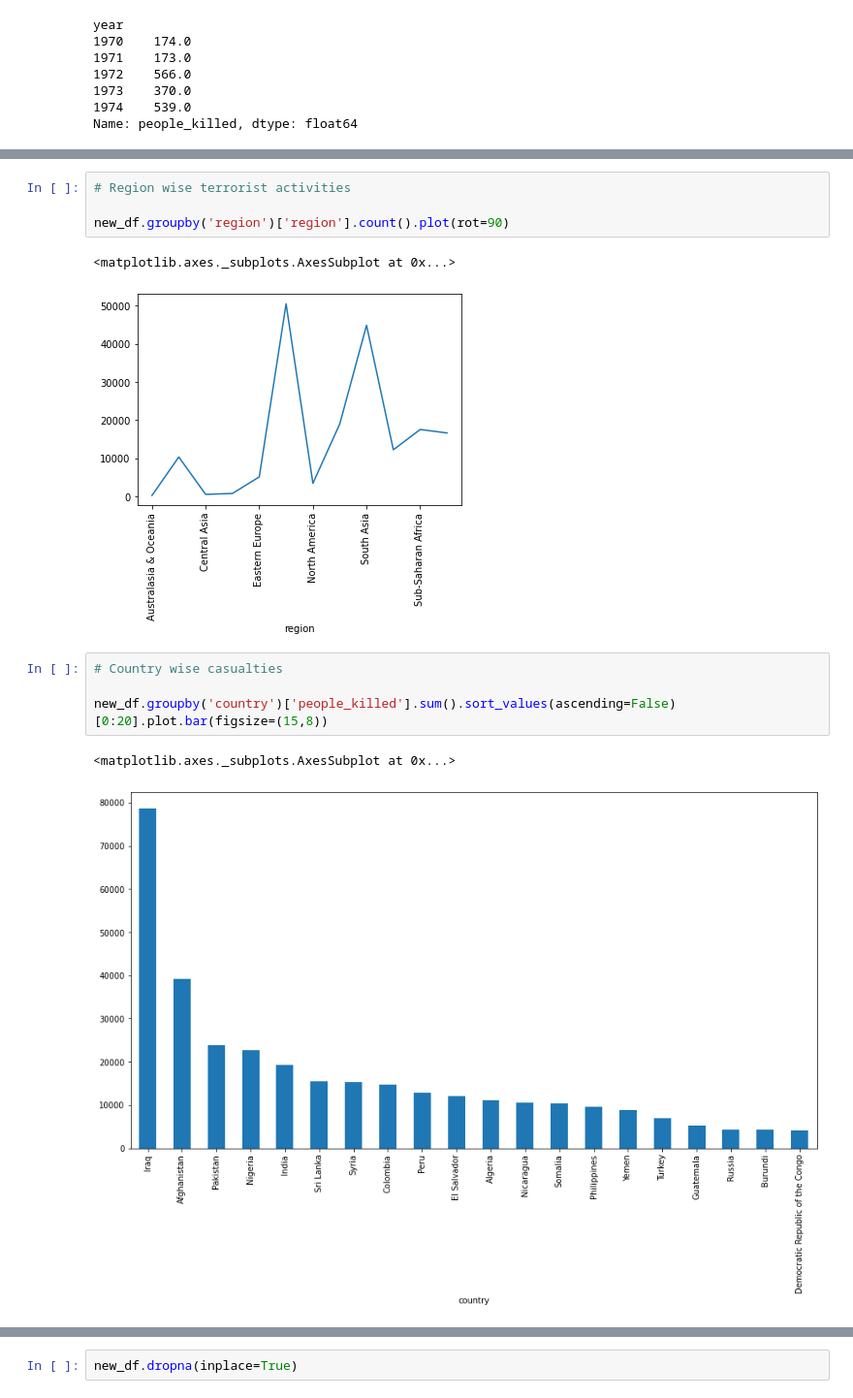
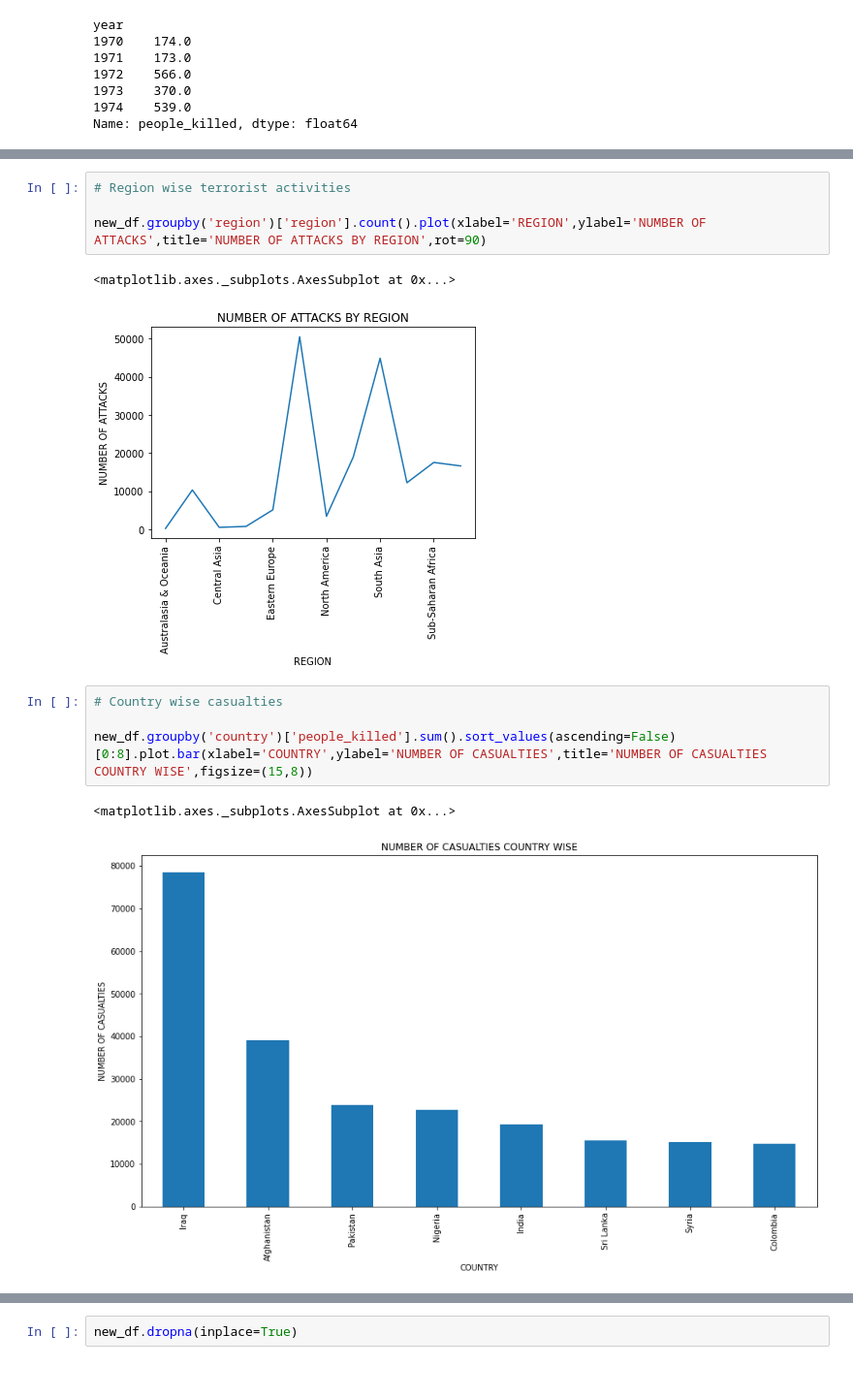
Before and after one commit to abjaffrey/EDA-on-Global-Terrorism-Analysis, a Jupyter notebook: Copy_of_Copy_of_Global_Terrorism_Analysis_Capstone_Project.ipynb, the cells around one changed output, grey strips where cells are left out. Shown at 97% size. Cells and saved outputs as stored; diff of their text form.

```diff
--- a/Copy_of_Copy_of_Global_Terrorism_Analysis_Capstone_Project.ipynb
+++ b/Copy_of_Copy_of_Global_Terrorism_Analysis_Capstone_Project.ipynb
@@ -136,14 +136,14 @@ new_df.groupby('country')['country'].count().sort_values(ascending=False)[0:15].
 # %%
 # Region wise terrorist activities
 
-new_df.groupby('region')['region'].count().plot(rot=90)
+new_df.groupby('region')['region'].count().plot(xlabel='REGION',ylabel='NUMBER OF ATTACKS',title='NUMBER OF ATTACKS BY REGION',rot=90)
 # %% [output]
 <matplotlib.axes._subplots.AxesSubplot at 0x...>
-[figure, old version]
+[figure, new version]
 # %%
 # Country wise casualties
 
-new_df.groupby('country')['people_killed'].sum().sort_values(ascending=False)[0:20].plot.bar(figsize=(15,8))
+new_df.groupby('country')['people_killed'].sum().sort_values(ascending=False)[0:8].plot.bar(xlabel='COUNTRY',ylabel='NUMBER OF CASUALTIES',title='NUMBER OF CASUALTIES COUNTRY WISE',figsize=(15,8))
 # %% [output]
 <matplotlib.axes._subplots.AxesSubplot at 0x...>
-[figure, old version]
+[figure, new version]
```
Also changed, not shown: parts of 15 cells of this notebook.
